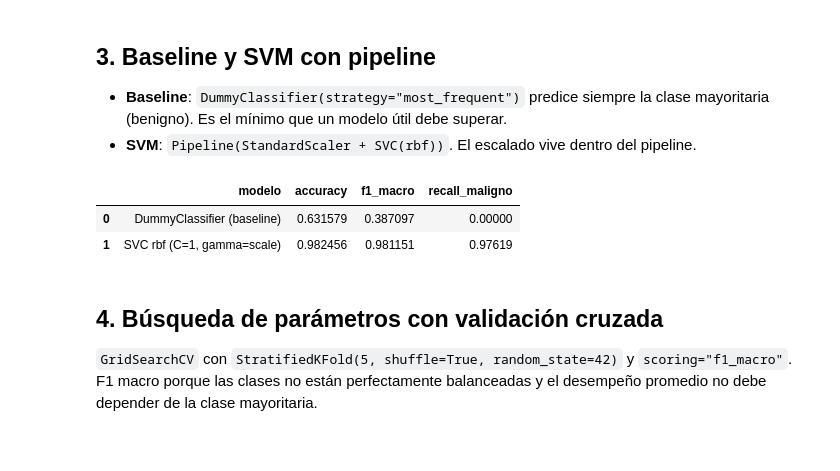
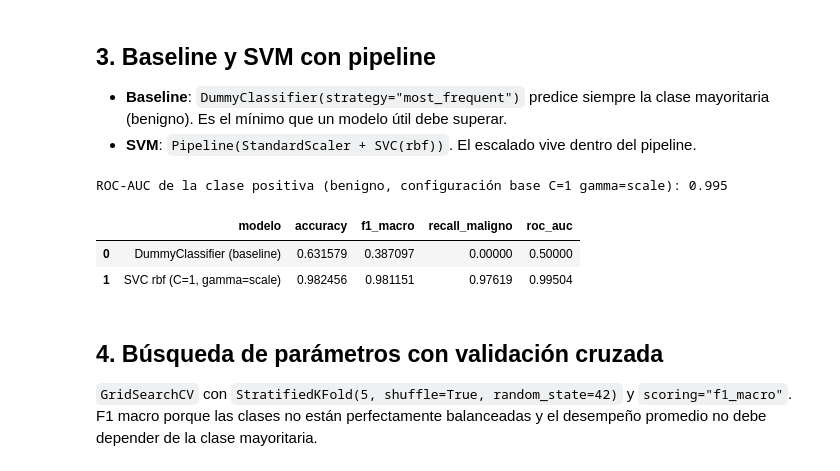
Before and after one commit to edvvdev/unidad01-01, a Jupyter notebook: notebooks/01_svm_guiada.ipynb, the cells around one changed output. Cells and saved outputs as stored; diff of their text form; code cells hidden in the pictures.

```diff
--- a/notebooks/01_svm_guiada.ipynb
+++ b/notebooks/01_svm_guiada.ipynb
@@ -117,33 +116,45 @@ Proporción de clase malignant en prueba: 0.3684
 # %%
 baseline = build_baseline()
 baseline.fit(X_train, y_train)
 baseline_pred = baseline.predict(X_test)
 
 modelo = build_svm(C=1.0, gamma="scale")
 modelo.fit(X_train, y_train)
 svm_pred = modelo.predict(X_test)
 
+# ROC-AUC de la clase positiva: el manual (LAB01 §8) lo pide sobre la configuración
+# base, y `predict_proba` exige `SVC(probability=True)`. Las clases son
+# [0 = maligno, 1 = benigno], así que la columna 1 es la clase positiva.
+roc_auc_base = float(roc_auc_score(y_test, modelo.predict_proba(X_test)[:, 1]))
+print("ROC-AUC de la clase positiva (benigno, configuración base C=1 gamma=scale):",
+      round(roc_auc_base, 4))
+
+roc_auc_baseline = float(roc_auc_score(y_test, baseline.predict_proba(X_test)[:, 1]))
+
 comparativo = pd.DataFrame(
     [
         {
             "modelo": "DummyClassifier (baseline)",
             "accuracy": accuracy_score(y_test, baseline_pred),
             "f1_macro": f1_score(y_test, baseline_pred, average="macro"),
             "recall_maligno": recall_score(y_test, baseline_pred, pos_label=0),
+            "roc_auc": roc_auc_baseline,
         },
         {
             "modelo": "SVC rbf (C=1, gamma=scale)",
             "accuracy": accuracy_score(y_test, svm_pred),
             "f1_macro": f1_score(y_test, svm_pred, average="macro"),
             "recall_maligno": recall_score(y_test, svm_pred, pos_label=0),
+            "roc_auc": roc_auc_base,
         },
     ]
 )
 comparativo
 # %% [output]
+ROC-AUC de la clase positiva (benigno, configuración base C=1 gamma=scale): 0.995
-|  | modelo | accuracy | f1_macro | recall_maligno |
-| 0 | DummyClassifier (baseline) | 0.631579 | 0.387097 | 0.00000 |
-| 1 | SVC rbf (C=1, gamma=scale) | 0.982456 | 0.981151 | 0.97619 |
+|  | modelo | accuracy | f1_macro | recall_maligno | roc_auc |
+| 0 | DummyClassifier (baseline) | 0.631579 | 0.387097 | 0.00000 | 0.50000 |
+| 1 | SVC rbf (C=1, gamma=scale) | 0.982456 | 0.981151 | 0.97619 | 0.99504 |
 # %% [markdown]
 ## 4. Búsqueda de parámetros con validación cruzada
 
```
Also changed, not shown: parts of 8 cells of this notebook, 8 other files.
